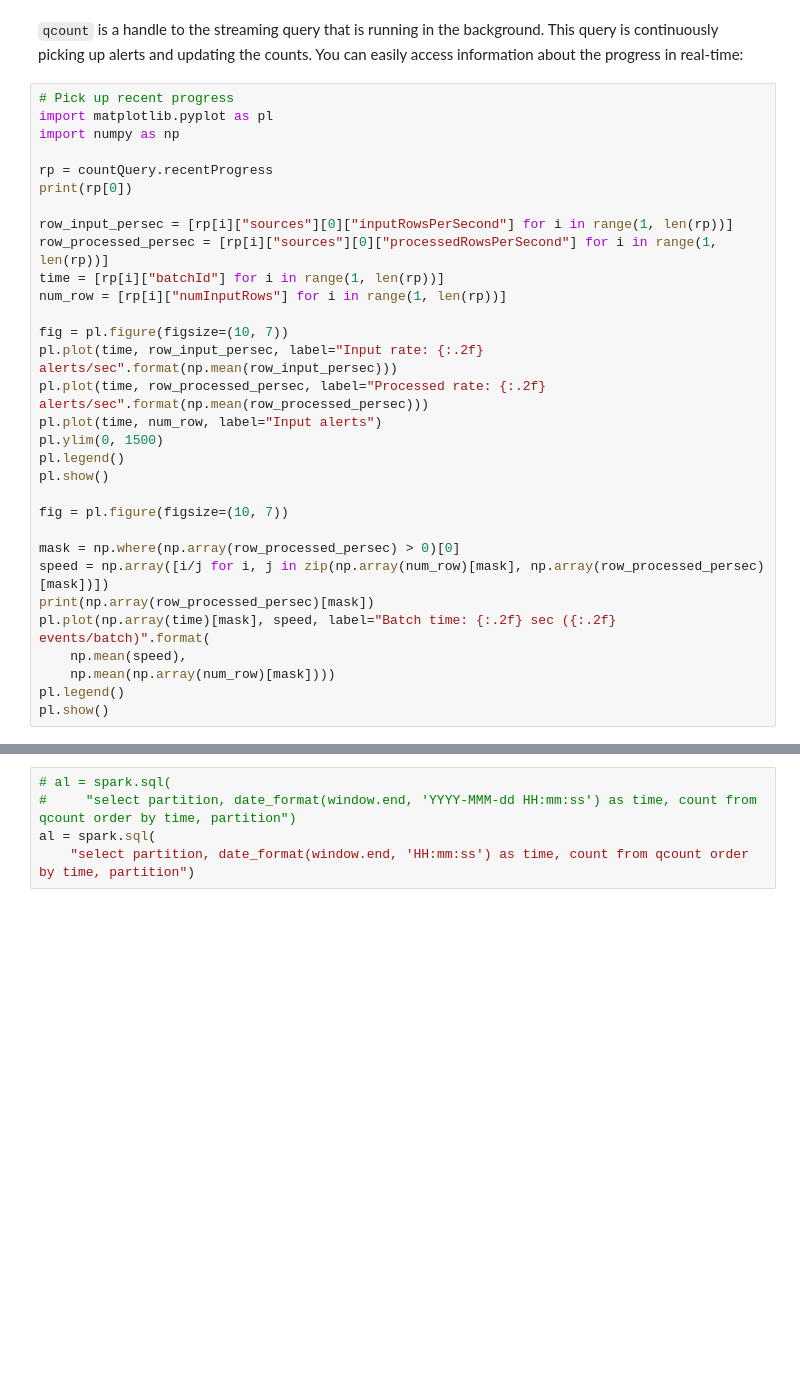
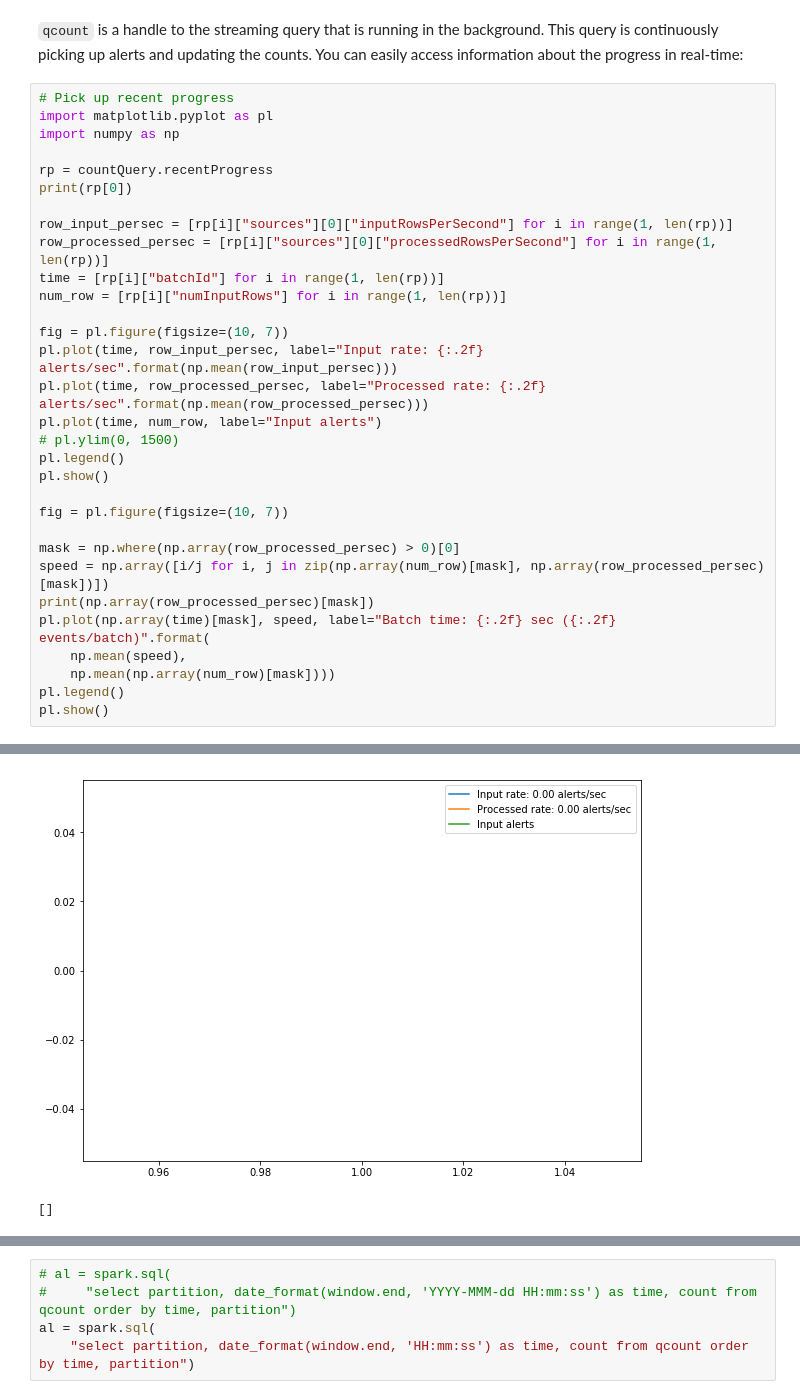
Before and after one commit to JulienPeloton/mini_spark_broker, a Jupyter notebook: notebooks/bootcamp_2_simple_connection.ipynb, the cells around one changed output, grey strips where cells are left out. Drawn from its saved outputs; the diff is of its cells as text; blank space fills up the shorter version.

```diff
--- a/notebooks/bootcamp_2_simple_connection.ipynb
+++ b/notebooks/bootcamp_2_simple_connection.ipynb
@@ -116,7 +118,7 @@ fig = pl.figure(figsize=(10, 7))
 pl.plot(time, row_input_persec, label="Input rate: {:.2f} alerts/sec".format(np.mean(row_input_persec)))
 pl.plot(time, row_processed_persec, label="Processed rate: {:.2f} alerts/sec".format(np.mean(row_processed_persec)))
 pl.plot(time, num_row, label="Input alerts")
-pl.ylim(0, 1500)
+# pl.ylim(0, 1500)
 pl.legend()
 pl.show()
 
@@ -130,3 +132,4 @@ pl.plot(np.array(time)[mask], speed, label="Batch time: {:.2f} sec ({:.2f} event
     np.mean(np.array(num_row)[mask])))
 pl.legend()
 pl.show()
+# %% [output]
@@ -132,0 +137,2 @@ pl.show()
+[figure, added]
+[]
```
Also changed, not shown: parts of 7 cells of this notebook, 12 other files.
